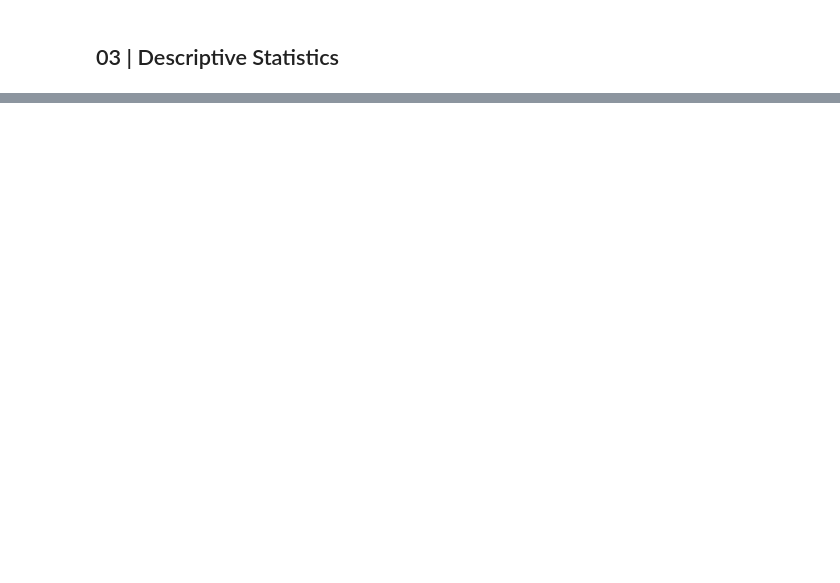
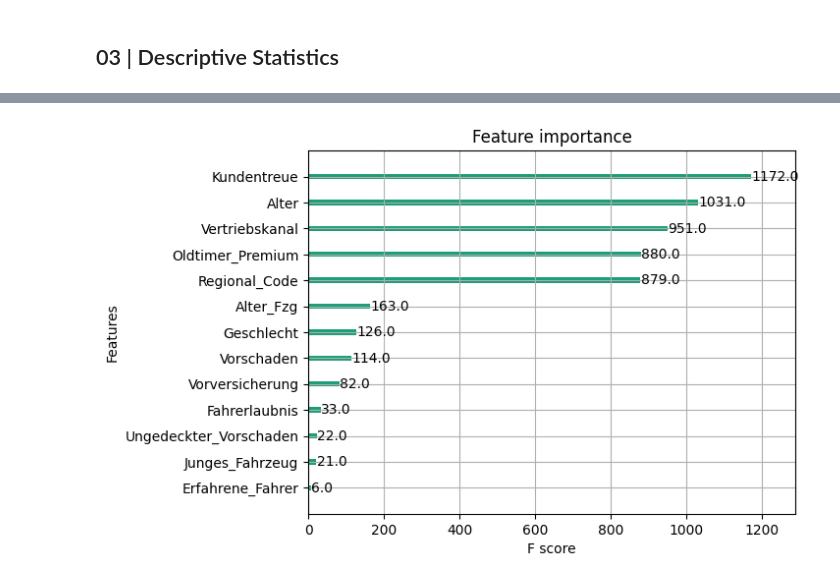
Before and after one commit to malill/coding-challenge, a Jupyter notebook: notebooks/HUK_Coding_Challenge_v01.ipynb, the cells around one changed output, grey strips where cells are left out. Cells and saved outputs as stored; diff of their text form; code cells hidden in the pictures; blank space fills up the shorter version.

```diff
--- a/notebooks/HUK_Coding_Challenge_v01.ipynb
+++ b/notebooks/HUK_Coding_Challenge_v01.ipynb
@@ -69,0 +228,22 @@ df
+# %%
+def generate_features(df: pd.DataFrame) -> pd.DataFrame:
+    # Hypothesis: Customers with no prior insurance but with past damages might have higher interest
+    df["Ungedeckter_Vorschaden"] = (df["Vorversicherung"]==0)*(df["Vorschaden"]==1)*1
+    # Hypothesis: Older cars might be cheaper to insure, howevere this might interact differently with the premium
+    df["Oldtimer_Premium"] = df["Alter_Fzg"] * df["Jahresbeitrag"]
+    # Hypothesis: Experienced drivers with a clean record might be less interested in the product
+    df["Erfahrene_Fahrer"] = (df["Alter"] > 30) * (df["Fahrerlaubnis"] == 1) * 1
+    # Hypothesis: New customers might be more interested in the product
+    df["Neukunde"] = df["Kundentreue"] < 30
+    # Hypothesis: Young customers with a new car might be more interested in the product
+    df["Junges_Fahrzeug"] = (df["Alter"] <= 22) * (df["Alter_Fzg"] == 0) * 1
+    # Log transform Jahresbeitrag because it is right skewed (no impact on tree based models)
+    df["Log_Jahresbeitrag"] = np.log1p(df["Jahresbeitrag"])
+    # Create age bins since year of birth is not very informative
+    df["Age_Bins"] = pd.qcut(df["Alter"], q=5, labels=False)
+    return df
+
+df = generate_features(df)
+df_no_label = generate_features(df_no_label)
+
+DROP_FEATS = ["Log_Jahresbeitrag", "Jahresbeitrag"]
@@ -69,0 +325,7 @@ df
+# %%
+xgb.plot_importance(xgb_cl)
+
+# Store the most important features
+important_features = xgb_cl.get_score(importance_type='weight')
+# %% [output]
+[figure, added]
```
Also changed, not shown: parts of 28 cells of this notebook, 1 other file.
